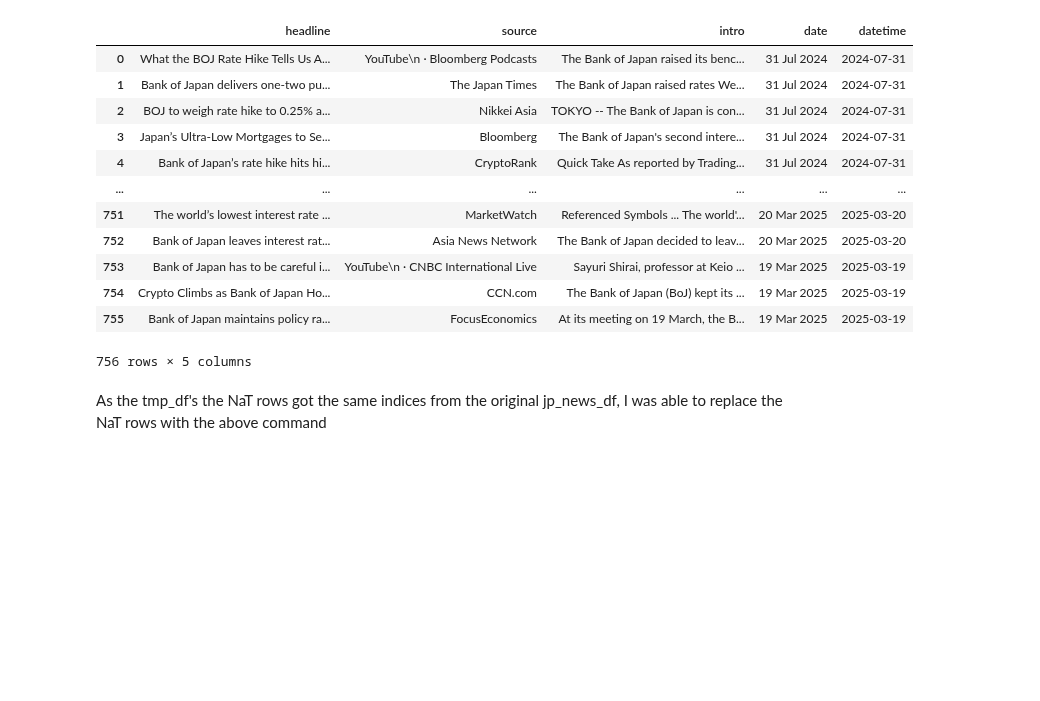
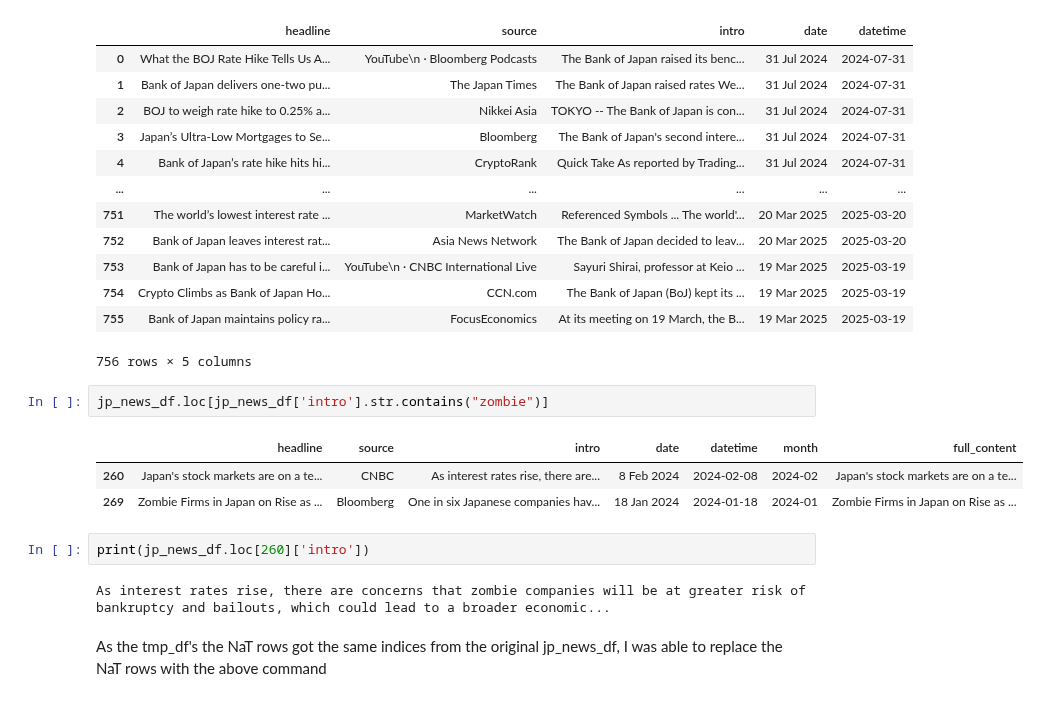
Before and after one commit to ejung2017/PythonProject, a Jupyter notebook: stock_analysis/bank_stock_analysis.ipynb, the cells around one changed output. Drawn from its saved outputs; the diff is of its cells as text; blank space fills up the shorter version.

```diff
--- a/stock_analysis/bank_stock_analysis.ipynb
+++ b/stock_analysis/bank_stock_analysis.ipynb
@@ -302,6 +302,16 @@ jp_news_df
 | 754 | Crypto Climbs as Bank of Japan Ho... | CCN.com | The Bank of Japan (BoJ) kept its ... | 19 Mar 2025 | 2025-03-19 |
 | 755 | Bank of Japan maintains policy ra... | FocusEconomics | At its meeting on 19 March, the B... | 19 Mar 2025 | 2025-03-19 |
 756 rows × 5 columns
+# %%
+jp_news_df.loc[jp_news_df['intro'].str.contains("zombie")]
+# %% [output]
+|  | headline | source | intro | date | datetime | month | full_content |
+| 260 | Japan's stock markets are on a te... | CNBC | As interest rates rise, there are... | 8 Feb 2024 | 2024-02-08 | 2024-02 | Japan's stock markets are on a te... |
+| 269 | Zombie Firms in Japan on Rise as ... | Bloomberg | One in six Japanese companies hav... | 18 Jan 2024 | 2024-01-18 | 2024-01 | Zombie Firms in Japan on Rise as ... |
+# %%
+print(jp_news_df.loc[260]['intro'])
+# %% [output]
+As interest rates rise, there are concerns that zombie companies will be at greater risk of bankruptcy and bailouts, which could lead to a broader economic...
 # %% [markdown]
 As the tmp_df's the NaT rows got the same indices from the original jp_news_df, I was able to replace the NaT rows with the above command
 # %% [markdown]
```
Also changed, not shown: parts of 15 cells of this notebook.
